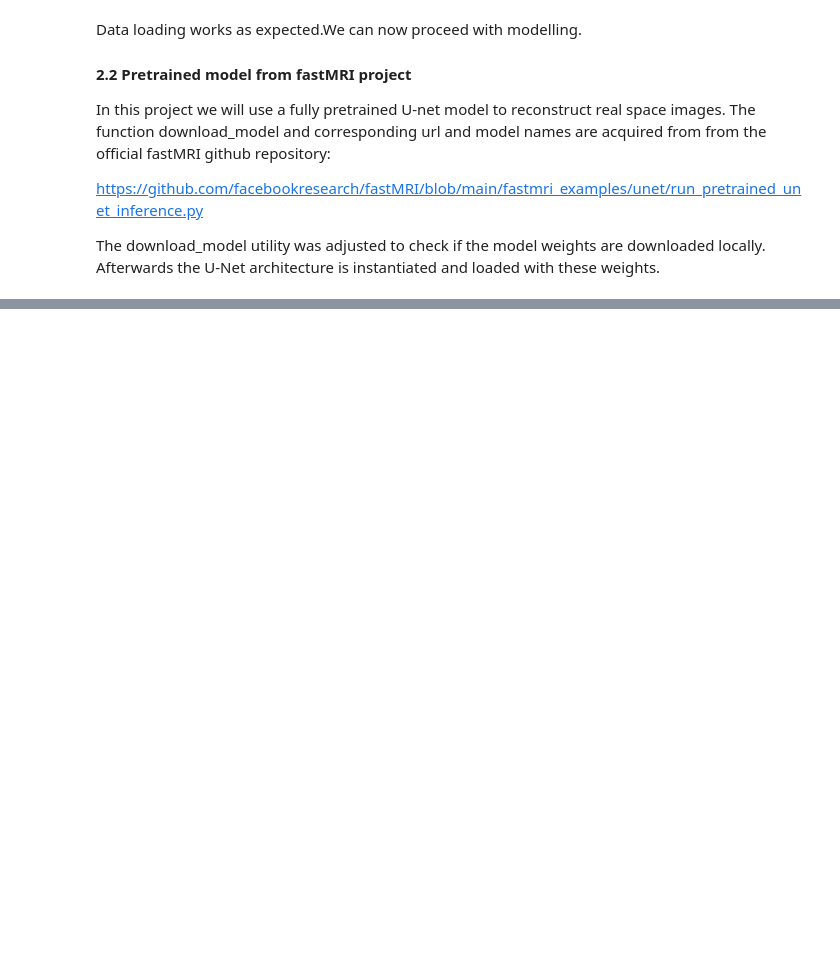
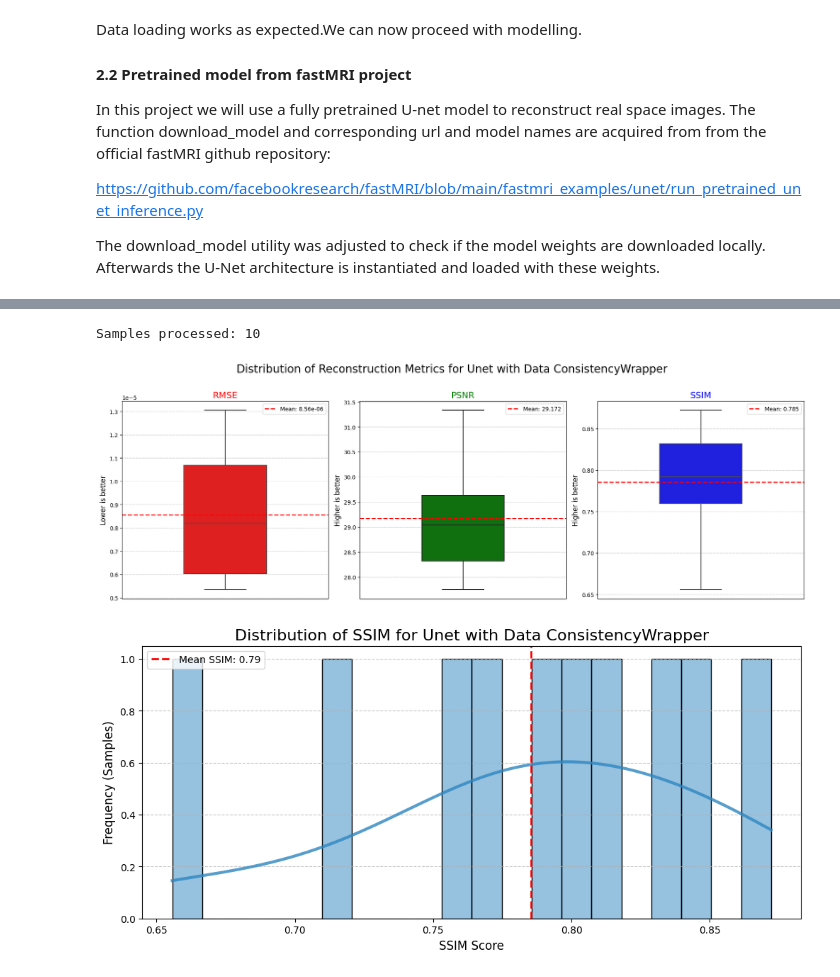
Before and after one commit to AnnaLyamkina/fastMRI-knee-workflow, a Jupyter notebook: notebooks/02_Real_Space_Reconstruction.ipynb, the cells around one changed output, grey strips where cells are left out. Cells and saved outputs as stored; diff of their text form; code cells hidden in the pictures; blank space fills up the shorter version.

```diff
--- a/notebooks/02_Real_Space_Reconstruction.ipynb
+++ b/notebooks/02_Real_Space_Reconstruction.ipynb
@@ -251,3 +251,10 @@ Samples processed: 10
+# %%
+rmse_scores_A2, psnr_scores_A2, ssim_scores_A2 = calculate_metrics_model(validation_loader_A2, model=pipeline_A2, nsamples = 10, model_type = "Unet_DataConsistency")
+visualize_metrics(rmse_scores_A2, psnr_scores_A2, ssim_scores_A2, model_name="Unet with Data ConsistencyWrapper")
+# %% [output]
+Samples processed: 10
+[figure, added]
+[figure, added]
 # %% [markdown]
 #### 2.4 Final Visualization
 
```
Also changed, not shown: parts of 14 cells of this notebook, 4 other files.
